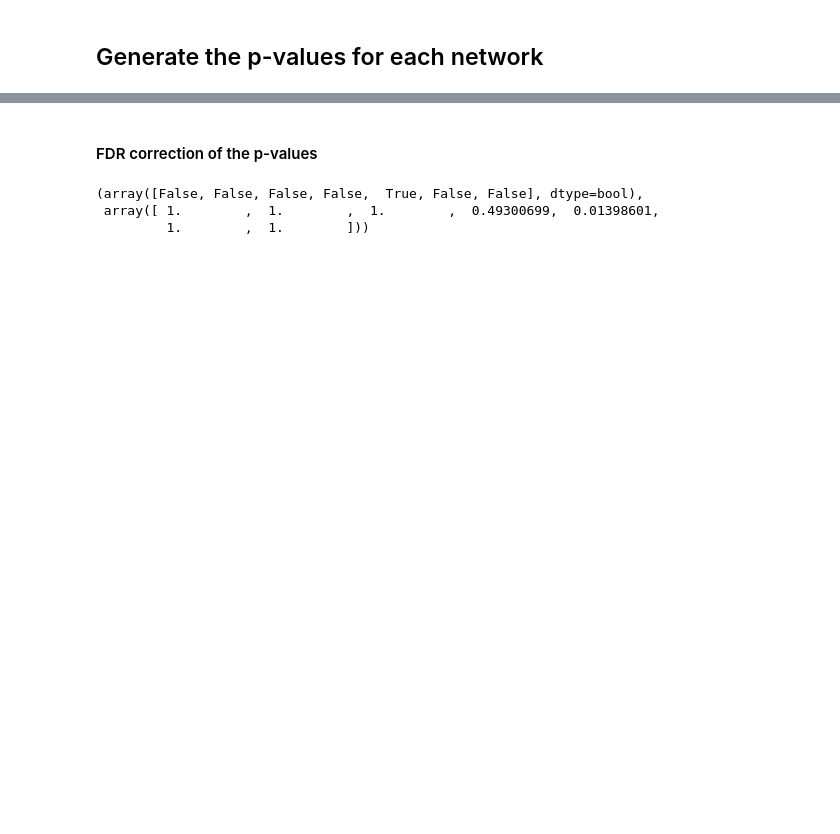
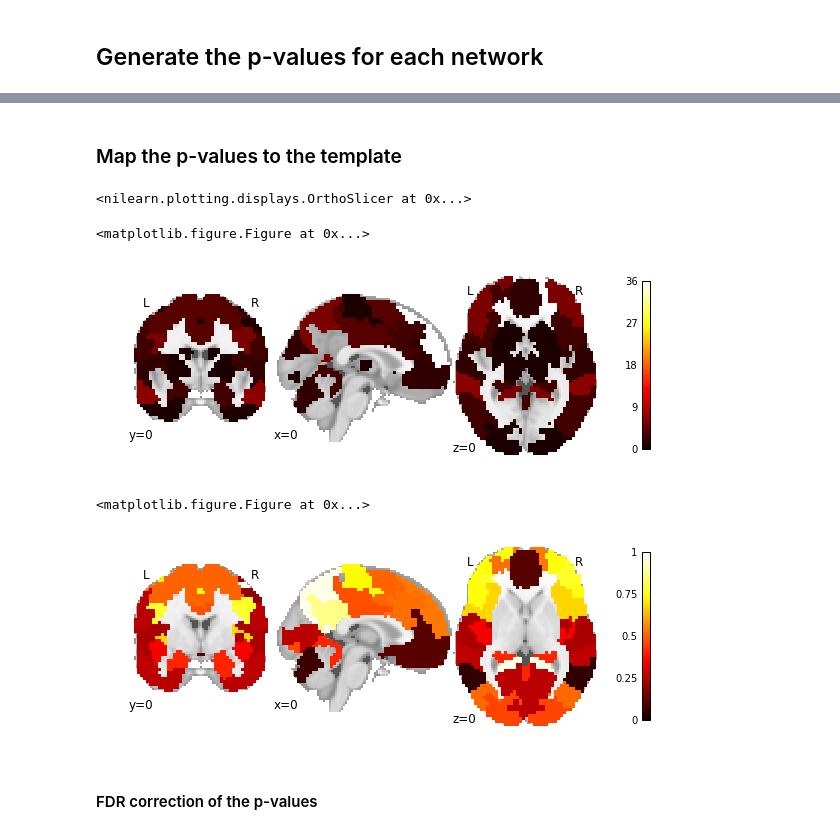
Before and after one commit to SIMEXP/Projects, a Jupyter notebook: metaad/network_level_meta.ipynb, the cells around one changed output, grey strips where cells are left out. Saved outputs shown, nothing was run; the diff lists cells and outputs as text; code cells hidden in the pictures; blank space fills up the shorter version.

Commit message:
results

```diff
--- a/metaad/network_level_meta.ipynb
+++ b/metaad/network_level_meta.ipynb
@@ -109,11 +144,23 @@ plt.ylabel('p-value')
+# %% [markdown]
+### Map the p-values to the template
+# %%
+from proteus.matrix import tseries as ts
+hitfreq_vol = ts.vec2map(network_votes[1:],template)
+pval_vol = ts.vec2map(1-np.array(pval_results),template)
+plt.figure()
+plotting.plot_stat_map(hitfreq_vol,cut_coords=(0,0,0),draw_cross=False)
+plt.figure()
+plotting.plot_stat_map(pval_vol,cut_coords=(0,0,0),draw_cross=False)
+# %% [output]
+<nilearn.plotting.displays.OrthoSlicer at 0x...>
+<matplotlib.figure.Figure at 0x...>
+[figure, added]
+<matplotlib.figure.Figure at 0x...>
+[figure, added]
 # %% [markdown]
 #### FDR correction of the p-values
 # %%
 # correct for FRD
 from statsmodels.sandbox.stats.multicomp import fdrcorrection0
 
-fdrcorrection0(pval_results,alpha=0.05)
+fdr_test,fdr_pval=fdrcorrection0(pval_results,alpha=0.05)
-# %% [output]
-(array([False, False, False, False,  True, False, False], dtype=bool),
- array([ 1.        ,  1.        ,  1.        ,  0.49300699,  0.01398601,
-         1.        ,  1.        ]))
```
Also changed, not shown: parts of 8 cells of this notebook, 12 other files.
